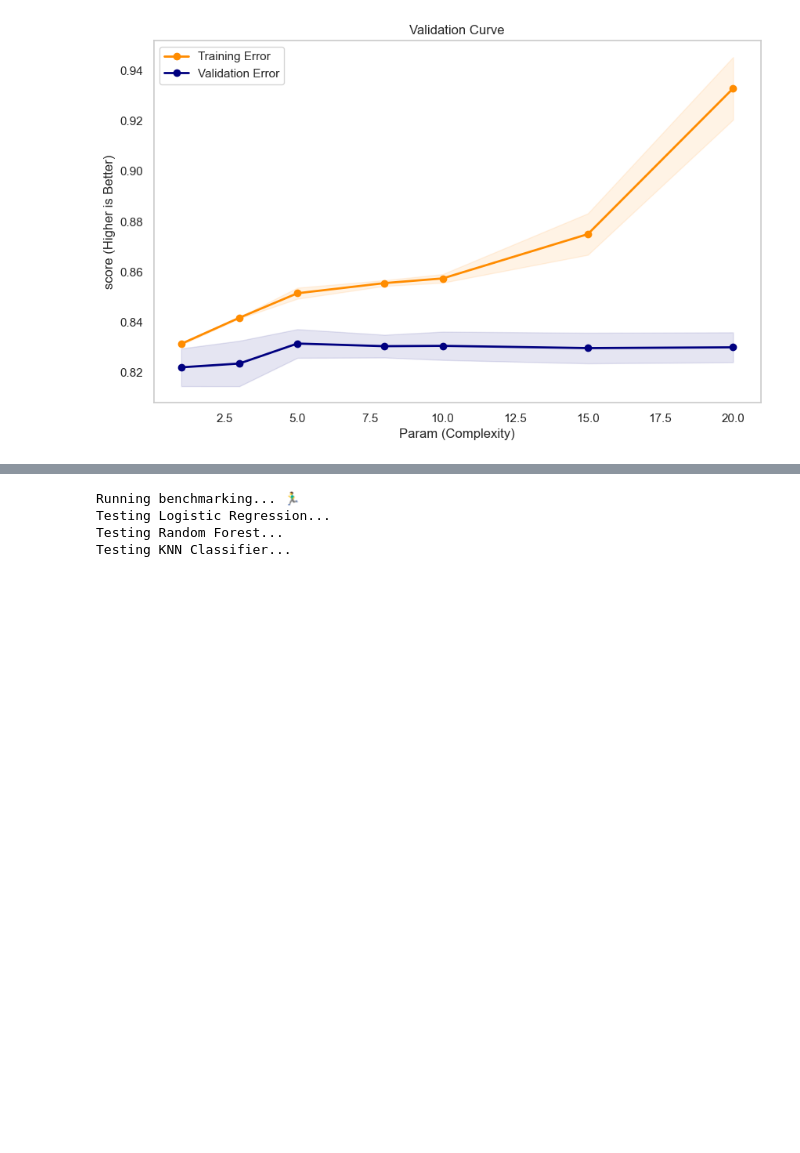
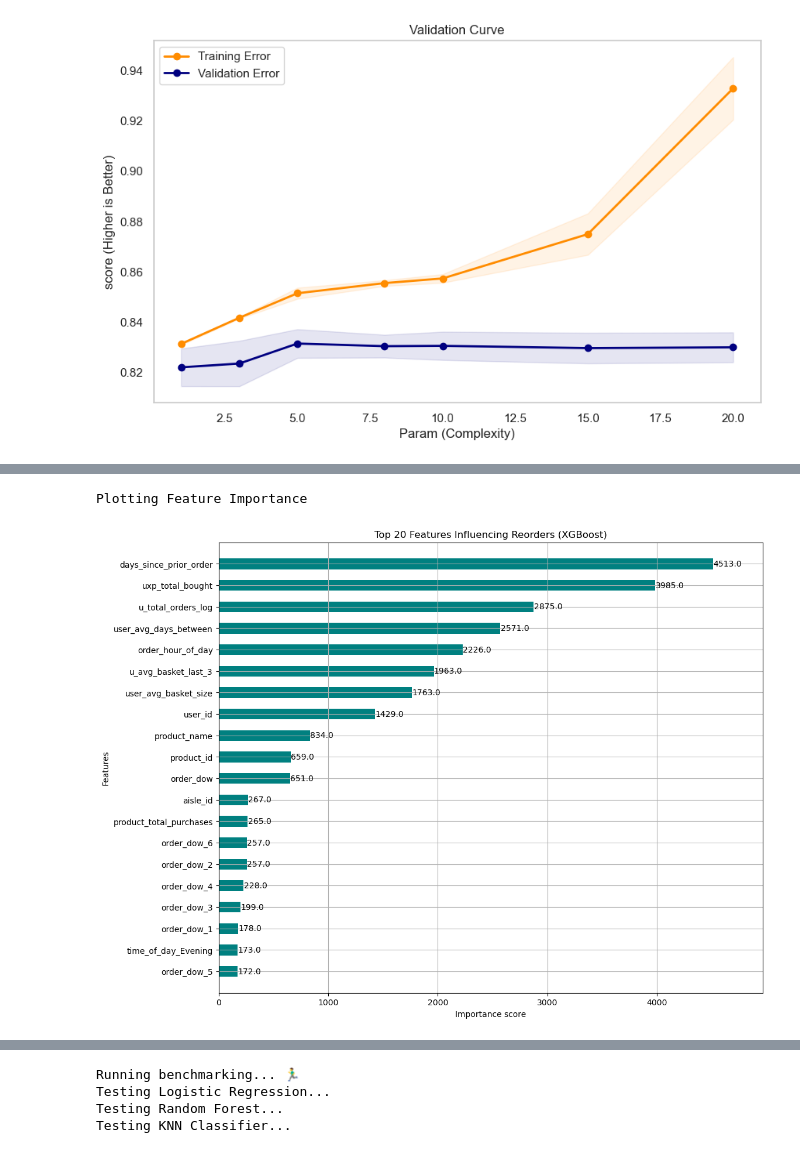
Before and after one commit to ameennasaireh10-hash/ML-project, a Jupyter notebook: FinalProject.ipynb, the cells around one changed output, grey strips where cells are left out. Saved outputs shown, nothing was run; the diff lists cells and outputs as text; code cells hidden in the pictures; blank space fills up the shorter version.

```diff
--- a/FinalProject.ipynb
+++ b/FinalProject.ipynb
@@ -1952,0 +2010,13 @@ val_curves(final_RF_pipeline , xc_train , yc_train , "randomforestclassifier__ma
+# %%
+# رح نسخدم هالمره الترين سي ل س عشان معمولها بري بروسس وكلها ارقام لانو لو استخدمنا الداتا العاديه رح نتطر نحذ الكولومز الي مش رقميه وبالتالي نخسر بيانات مهمه
+tuning_users_ids = np.random.choice(xc_train['user_id'].unique(), size=1000, replace=False)
+
+
+# بما أن train_cls يطابق xc_train سطراً بسطر، نستخدم شرط xc_train لقص train_cls
+XGB_x_small = train_cls[xc_train['user_id'].isin(tuning_users_ids)]
+XGB_y_small = yc_train[xc_train['user_id'].isin(tuning_users_ids)]
+
+ratio = float(np.sum(XGB_y_small == 0)) / np.sum(XGB_y_small == 1)
+
+print(f"Tuning shape: {XGB_x_small.shape}")
+print(f"Calculated Ratio: {ratio:.2f}")
@@ -1952,0 +2067,6 @@ val_curves(final_RF_pipeline , xc_train , yc_train , "randomforestclassifier__ma
+# %%
+best_LR = XGB_grid_search.best_params_["learning_rate"]
+best_NE = XGB_grid_search.best_params_["n_estimators"]
+best_MD = XGB_grid_search.best_params_["max_depth"]
+
+# print(f"Learning Rate: {best_LR}, N_Estimators: {best_NE}, Max_Depth: {best_MD}")
@@ -1952,0 +2209,34 @@ val_curves(final_RF_pipeline , xc_train , yc_train , "randomforestclassifier__ma
+# %%
+
+print("Plotting Feature Importance")
+
+try:
+
+    feature_names = preprocessor.get_feature_names_out()
+
+    clean_names = [name.split('__')[-1] for name in feature_names]
+
+    final_xgb.get_booster().feature_names = clean_names
+
+    fig, ax = plt.subplots(figsize=(12, 10))
+    xgb.plot_importance(
+        final_xgb,
+        ax=ax,
+        max_num_features=20,
+        height=0.5,
+        importance_type='weight',
+        color='teal',
+        title="Top 20 Features Influencing Reorders (XGBoost)"
+    )
+    plt.show()
+
+except Exception as e:
+    print(f"Could not extract feature names automatically (Error: {e}). Plotting by index instead...")
+
+    fig, ax = plt.subplots(figsize=(10, 8))
+    xgb.plot_importance(final_xgb, ax=ax, max_num_features=20, height=0.5, color='teal')
+    plt.title("Top 20 Features (by Index)")
+    plt.show()
+# %% [output]
+Plotting Feature Importance
+[figure, added]
```
Also changed, not shown: parts of 12 cells of this notebook.
